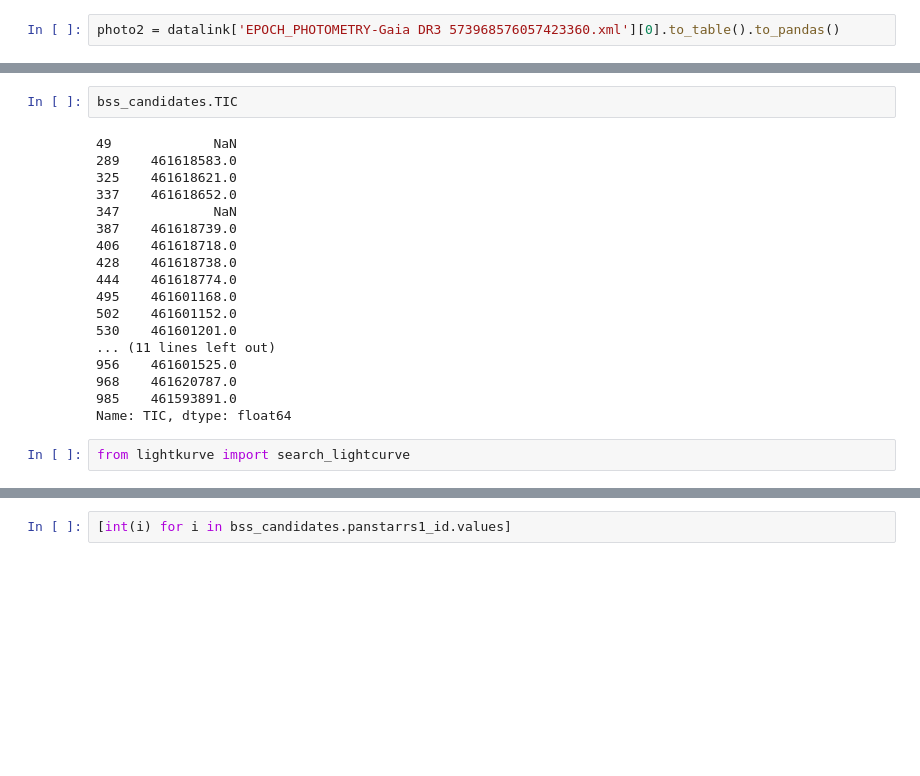
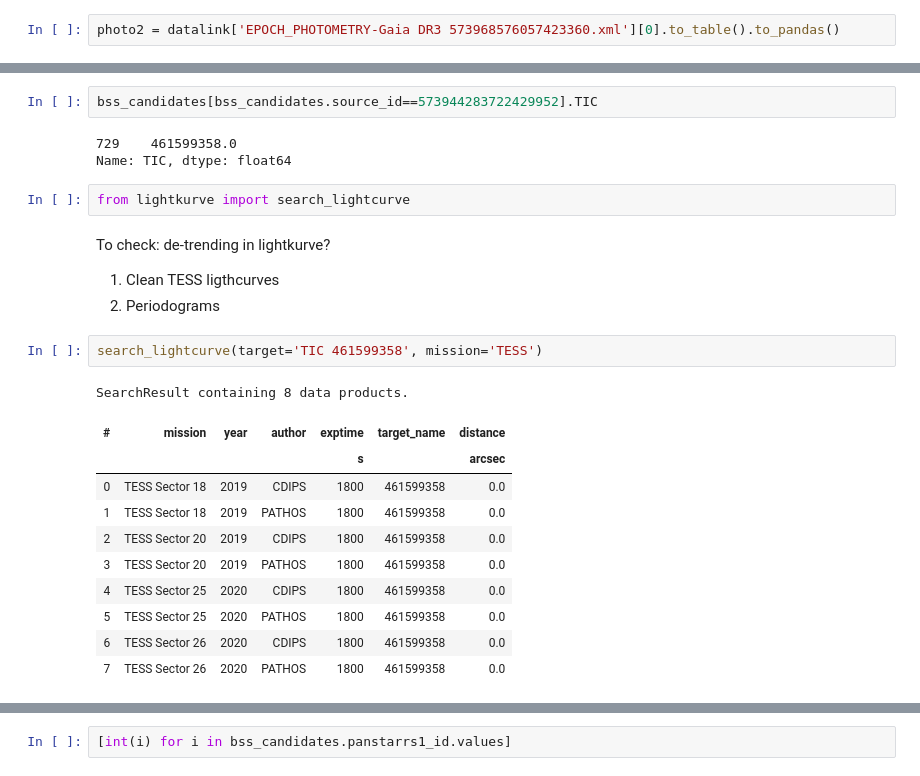
Before and after one commit to maja-jablonska/blue-stragglers-with-gaia, a Jupyter notebook: blue straggler selection.ipynb, the cells around one changed output, grey strips where cells are left out. Saved outputs shown, nothing was run; the diff lists cells and outputs as text; blank space fills up the shorter version.

Commit message:
Add TESS lightcurve analysis

```diff
--- a/blue straggler selection.ipynb
+++ b/blue straggler selection.ipynb
@@ -308,23 +310,27 @@ plt.gca().invert_yaxis();
 # %%
-bss_candidates.TIC
+bss_candidates[bss_candidates.source_id==573944283722429952].TIC
 # %% [output]
-49             NaN
-289    461618583.0
-325    461618621.0
-337    461618652.0
-347            NaN
-387    461618739.0
-406    461618718.0
-428    461618738.0
-444    461618774.0
-495    461601168.0
-502    461601152.0
-530    461601201.0
-... (11 lines left out)
-956    461601525.0
-968    461620787.0
-985    461593891.0
+729    461599358.0
 Name: TIC, dtype: float64
 # %%
 from lightkurve import search_lightcurve
+# %% [markdown]
+To check: de-trending in lightkurve?
+
+1. Clean TESS ligthcurves
+2. Periodograms
+# %%
+search_lightcurve(target='TIC 461599358', mission='TESS')
+# %% [output]
+SearchResult containing 8 data products.
+| # | mission | year | author | exptime | target_name | distance |
+|  |  |  |  | s |  | arcsec |
+| 0 | TESS Sector 18 | 2019 | CDIPS | 1800 | 461599358 | 0.0 |
+| 1 | TESS Sector 18 | 2019 | PATHOS | 1800 | 461599358 | 0.0 |
+| 2 | TESS Sector 20 | 2019 | CDIPS | 1800 | 461599358 | 0.0 |
+| 3 | TESS Sector 20 | 2019 | PATHOS | 1800 | 461599358 | 0.0 |
+| 4 | TESS Sector 25 | 2020 | CDIPS | 1800 | 461599358 | 0.0 |
+| 5 | TESS Sector 25 | 2020 | PATHOS | 1800 | 461599358 | 0.0 |
+| 6 | TESS Sector 26 | 2020 | CDIPS | 1800 | 461599358 | 0.0 |
+| 7 | TESS Sector 26 | 2020 | PATHOS | 1800 | 461599358 | 0.0 |
 # %%
```
Also changed, not shown: parts of 8 cells of this notebook, 3 other files.
